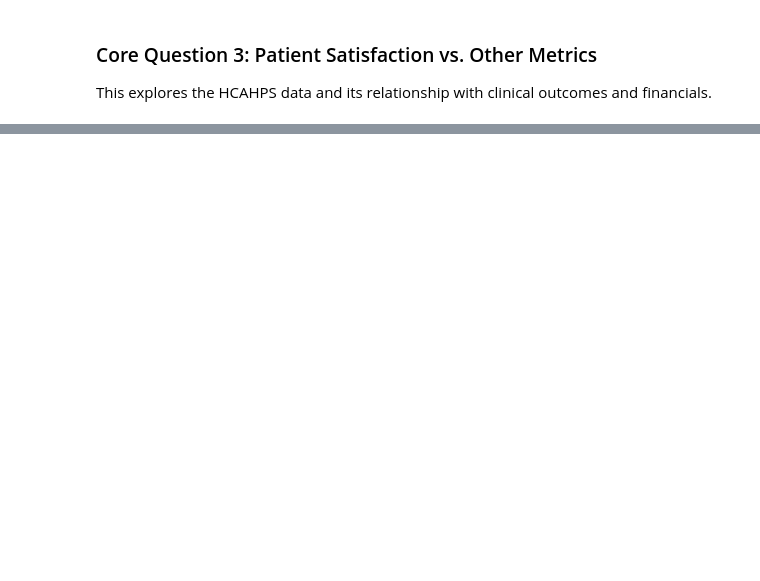
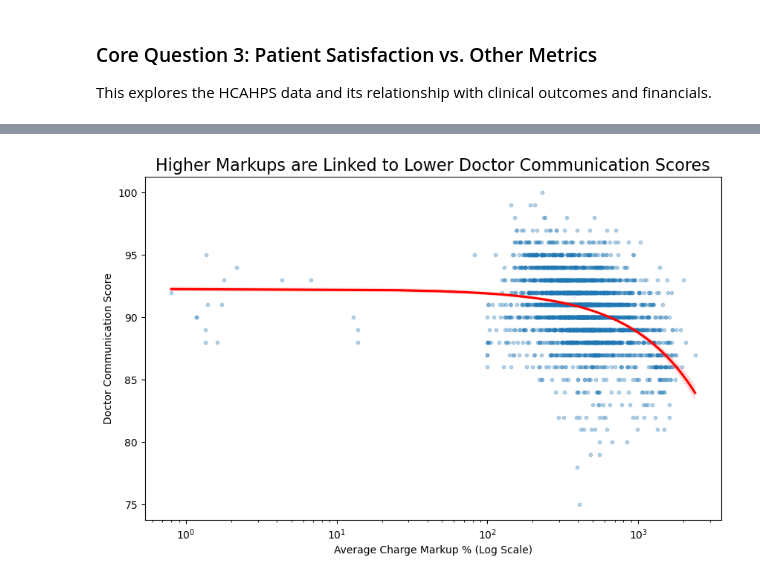
Before and after one commit to kjaques/hospital-financial-and-quality-performance, a Jupyter notebook: notebooks/analysis.ipynb, the cells around one changed output, grey strips where cells are left out. Cells and saved outputs as stored; diff of their text form; code cells hidden in the pictures; blank space fills up the shorter version.

```diff
--- a/notebooks/analysis.ipynb
+++ b/notebooks/analysis.ipynb
@@ -363,0 +385,20 @@ cleanliness               -0.178463         0.055639          -0.139251
+# %%
+plt.figure(figsize=(10, 6))
+
+# Use a regplot to show the trendline and confidence interval
+# We log-scale x for readability, as markup is highly skewed
+g = sns.regplot(
+    data=hospitals,
+    x='avg_charge_pct',
+    y='doctor_communication',
+    line_kws={"color": "red"},
+    scatter_kws={'alpha': 0.3, 's': 10} # Make points transparent
+)
+g.set(xscale="log") # Apply log scale to x-axis
+g.set_title('Higher Markups are Linked to Lower Doctor Communication Scores', fontsize=16)
+g.set_xlabel('Average Charge Markup % (Log Scale)')
+g.set_ylabel('Doctor Communication Score')
+plt.savefig('../visualizations/regplot-markup_v_drcomms.png', bbox_inches='tight', pad_inches=0.1)
+plt.show()
+# %% [output]
+[figure, added]
```
Also changed, not shown: parts of 24 cells of this notebook, 4 other files.
